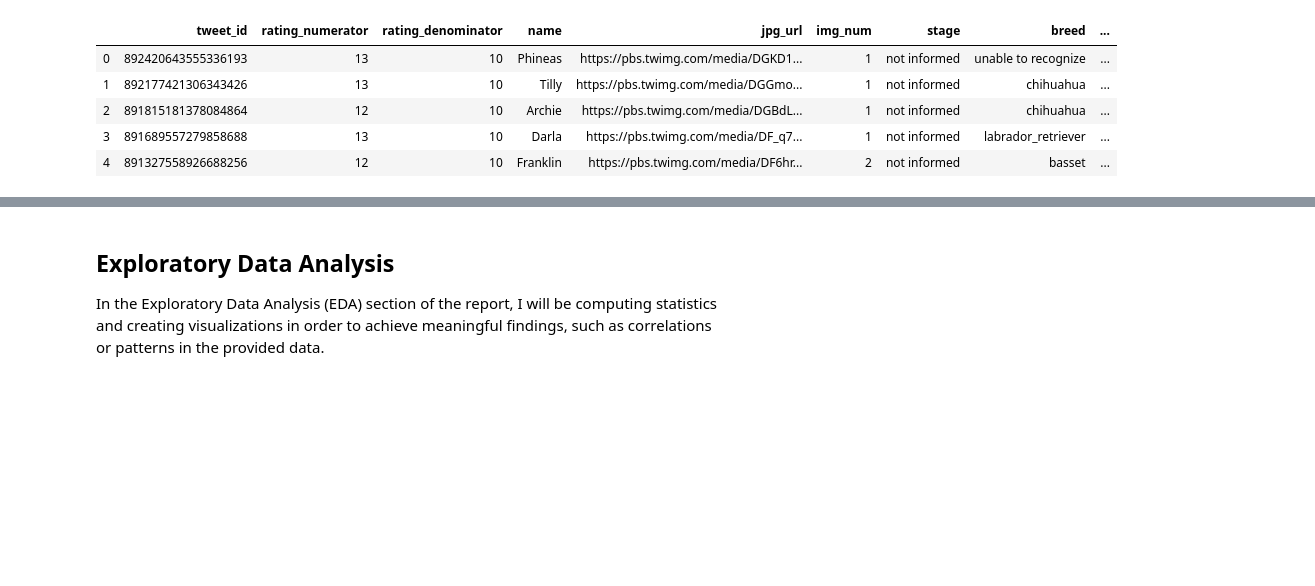
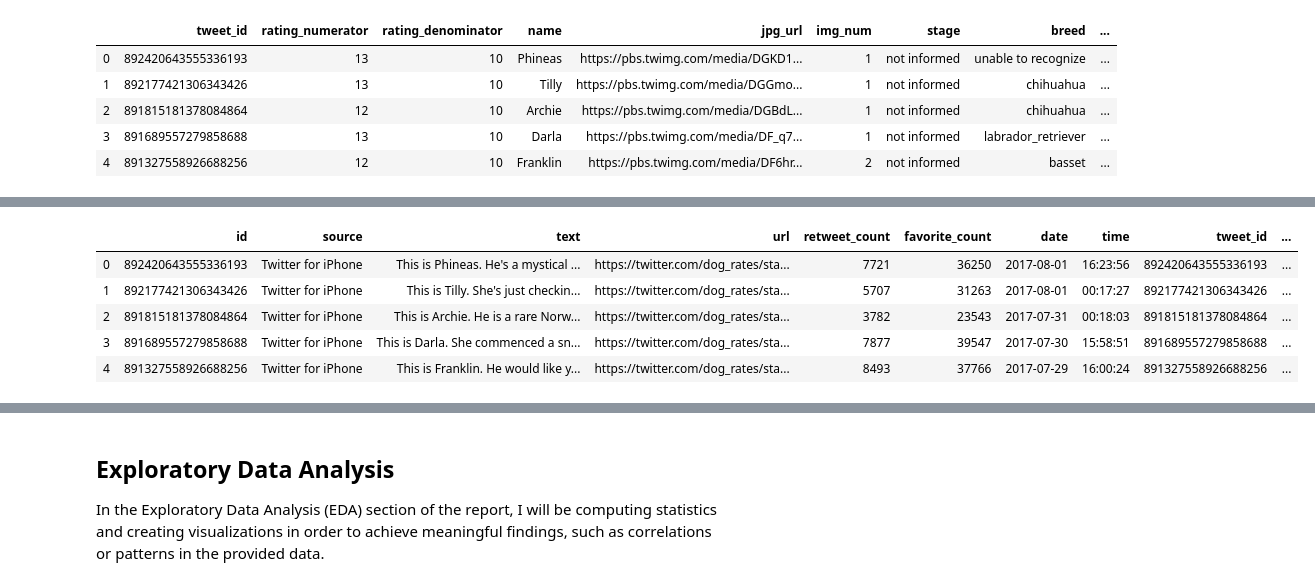
Before and after one commit to Nevesgmd/WeRateDogs-twitter-analysis, a Jupyter notebook: wrangle_act.ipynb, the cells around one changed output, grey strips where cells are left out. Saved outputs shown, nothing was run; the diff lists cells and outputs as text; code cells hidden in the pictures; blank space fills up the shorter version.

```diff
--- a/wrangle_act.ipynb
+++ b/wrangle_act.ipynb
@@ -1028,0 +1034,11 @@ dogs_df.head()
+# %%
+# Merging tweets_df df with dogs_df to create combined_clean_df
+combined_clean_df = pd.merge(tweets_df, dogs_df, left_on='id', right_on='tweet_id', how ='inner')
+combined_clean_df.head()
+# %% [output]
+|  | id | source | text | url | retweet_count | favorite_count | date | time | tweet_id | ... |
+| 0 | 892420643555336193 | Twitter for iPhone | This is Phineas. He's a mystical ... | https://twitter.com/dog_rates/sta... | 7721 | 36250 | 2017-08-01 | 16:23:56 | 892420643555336193 | ... |
+| 1 | 892177421306343426 | Twitter for iPhone | This is Tilly. She's just checkin... | https://twitter.com/dog_rates/sta... | 5707 | 31263 | 2017-08-01 | 00:17:27 | 892177421306343426 | ... |
+| 2 | 891815181378084864 | Twitter for iPhone | This is Archie. He is a rare Norw... | https://twitter.com/dog_rates/sta... | 3782 | 23543 | 2017-07-31 | 00:18:03 | 891815181378084864 | ... |
+| 3 | 891689557279858688 | Twitter for iPhone | This is Darla. She commenced a sn... | https://twitter.com/dog_rates/sta... | 7877 | 39547 | 2017-07-30 | 15:58:51 | 891689557279858688 | ... |
+| 4 | 891327558926688256 | Twitter for iPhone | This is Franklin. He would like y... | https://twitter.com/dog_rates/sta... | 8493 | 37766 | 2017-07-29 | 16:00:24 | 891327558926688256 | ... |
```
Also changed, not shown: parts of 12 cells of this notebook, 4 other files.
